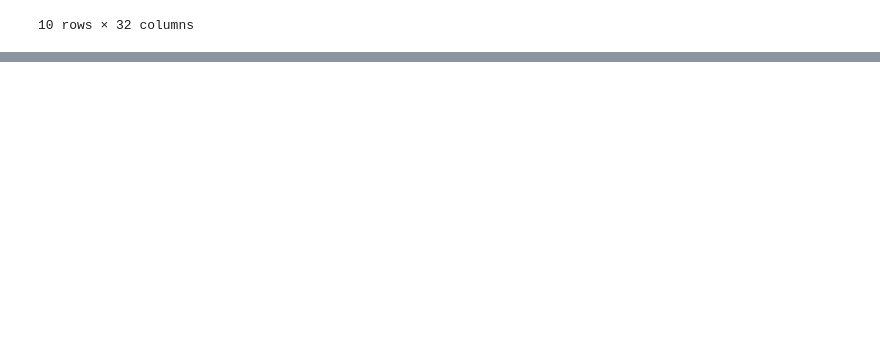
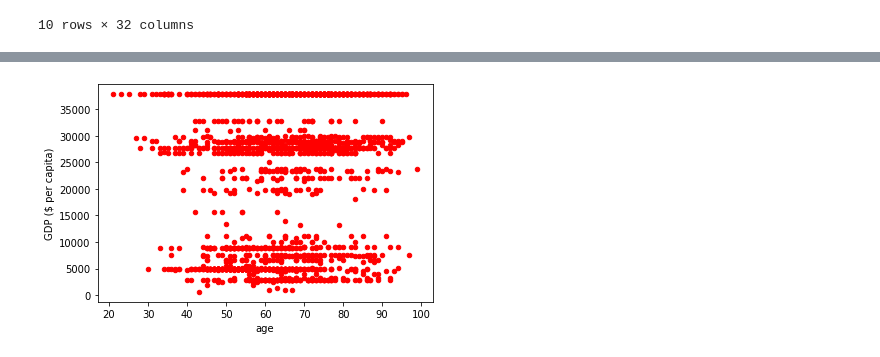
Before and after one commit to herreradelduque/Ironhack-Module-1-Project---Pandas-Pipelines, a Jupyter notebook: notebooks/notebook2.ipynb, the cells around one changed output, grey strips where cells are left out. Cells and saved outputs as stored; diff of their text form; code cells hidden in the pictures; blank space fills up the shorter version.

```diff
--- a/notebooks/notebook2.ipynb
+++ b/notebooks/notebook2.ipynb
@@ -165,0 +200,6 @@ df_forbes_merge[:10]
+# %%
+# a scatter plot comparing age and GDP ($ per capita)
+df_forbes_merge.plot(kind='scatter',x='age',y='GDP ($ per capita)',color='red')
+plt.show()
+# %% [output]
+[figure, added]
```
Also changed, not shown: parts of 5 cells of this notebook.
